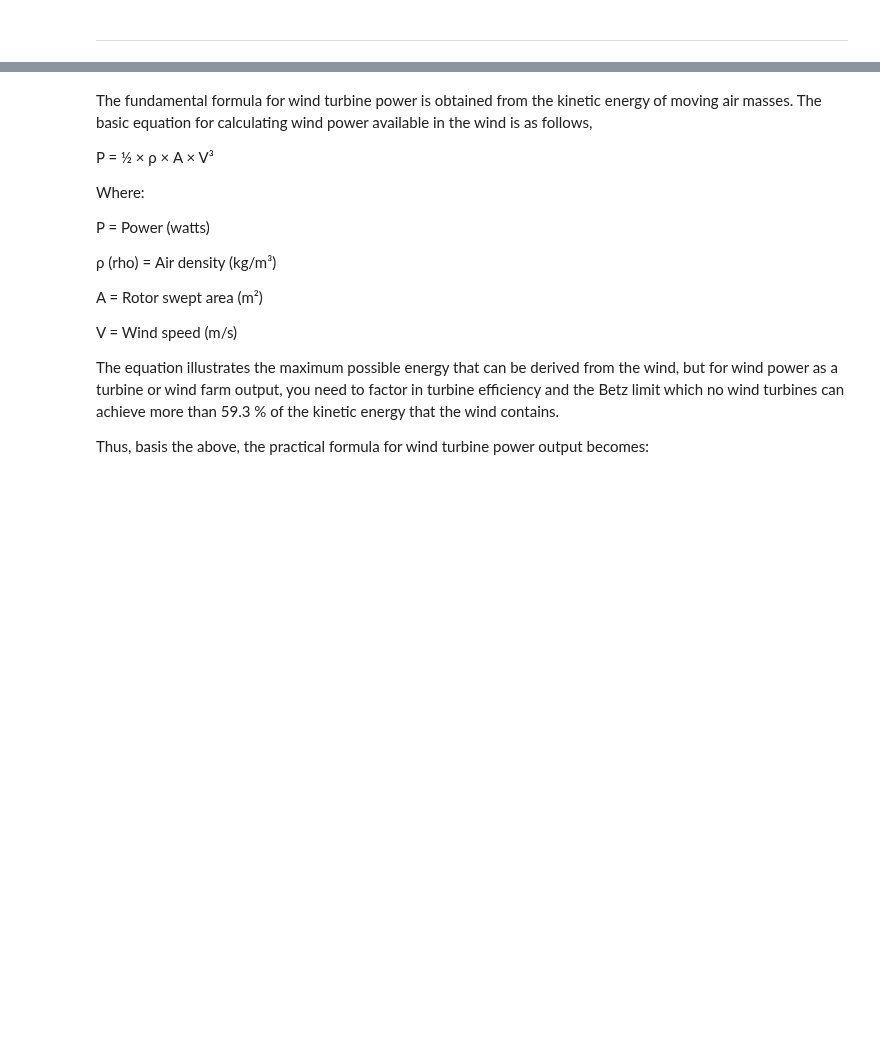
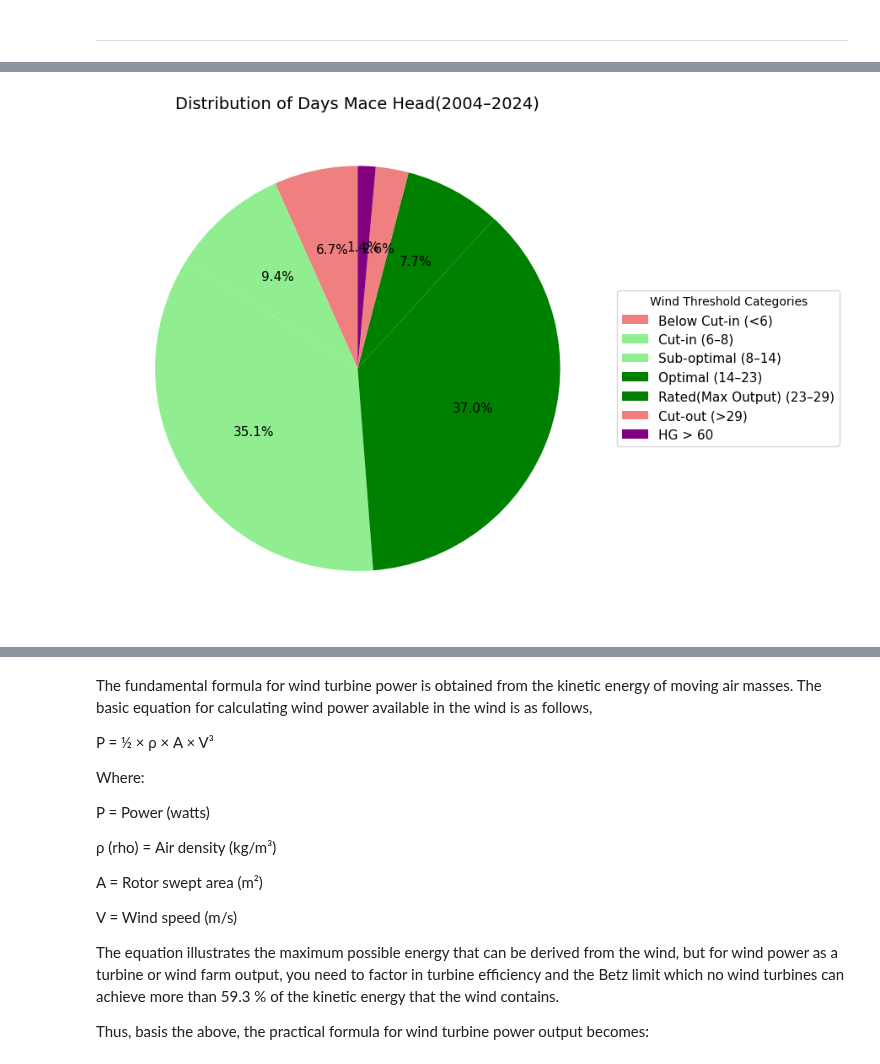
Before and after one commit to PectenMaximus/PFDA_2025_Project-, a Jupyter notebook: Project.ipynb, the cells around one changed output, grey strips where cells are left out. Cells and saved outputs as stored; diff of their text form; code cells hidden in the pictures; blank space fills up the shorter version.

```diff
--- a/Project.ipynb
+++ b/Project.ipynb
@@ -771,0 +986,50 @@ print(Summary275dl)
+# %%
+# pIe chart of wind speed thresholds including extreme gust days
+pie_data = Summary275dl["Count"].copy()
+pie_data.loc["HG > 60"] = days_hg_above_60
+
+import matplotlib.pyplot as plt
+
+colors = [
+    "lightcoral",   # Below Cut-in
+    "lightgreen",   # Cut-in
+    "lightgreen",   # Sub-optimal
+    "green",        # Optimal
+    "green",        # Rated
+    "lightcoral",   # Cut-out
+    "purple"        # HG > 60
+]
+
+plt.figure(figsize=(9, 9))
+
+wedges, texts, autotexts = plt.pie(
+    pie_data.values,
+    autopct="%1.1f%%",      # percentages on slices
+    startangle=90,
+    colors=colors,
+    textprops={"fontsize": 11}
+)
+
+# Remove default labels on slices (keep only percentages)
+for text in texts:
+    text.set_visible(False)
+
+# Legend with category names only
+plt.legend(
+    wedges,
+    pie_data.index,
+    title="Wind Threshold Categories",
+    loc="center left",
+    bbox_to_anchor=(1, 0.5),
+    fontsize=11
+)
+
+plt.title(
+    "Distribution of Days Mace Head(2004–2024)",
+    fontsize=14
+)
+
+plt.tight_layout()
+plt.show()
+# %% [output]
+[figure, added]
```
Also changed, not shown: parts of 23 cells of this notebook.
